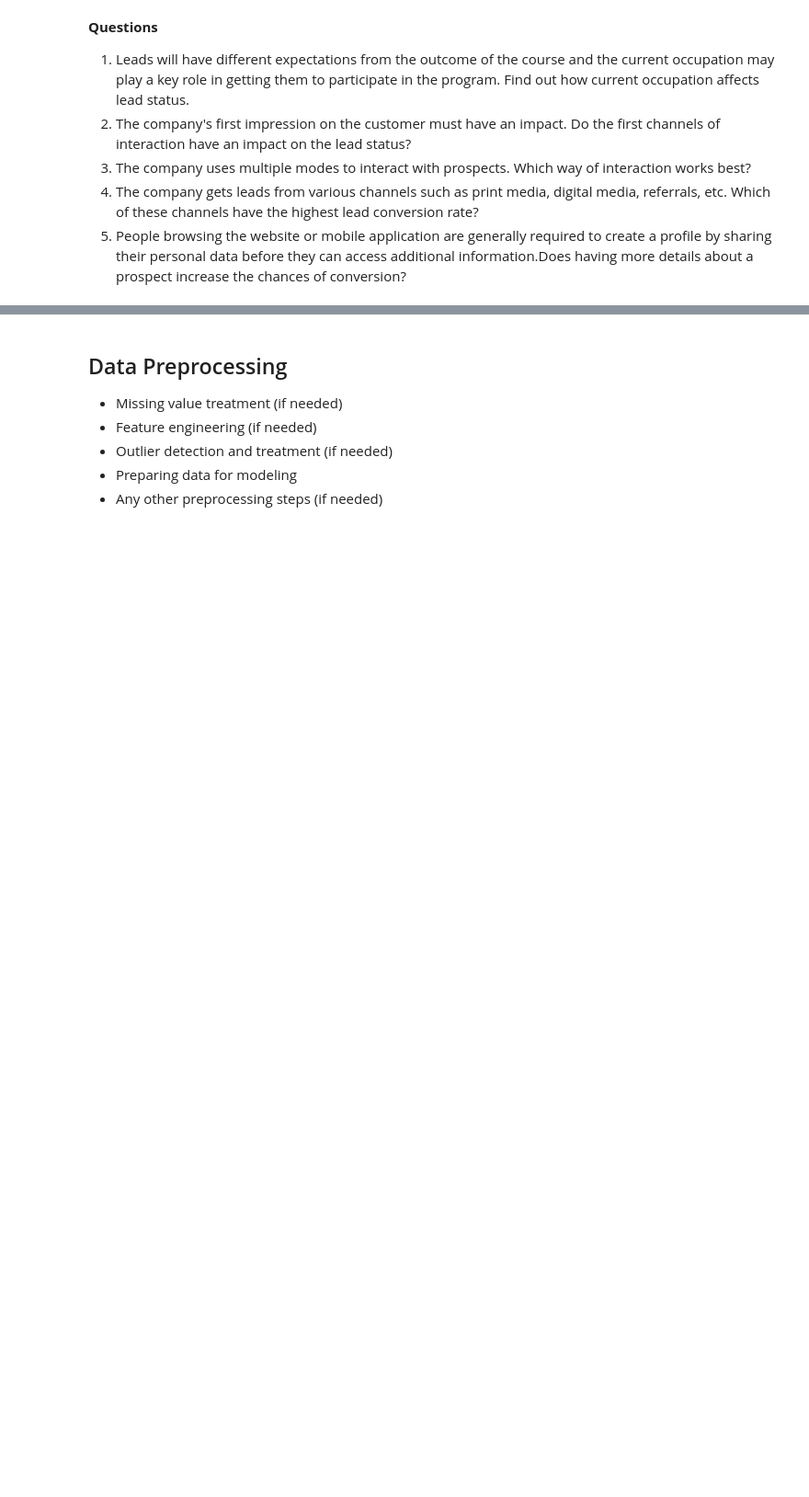
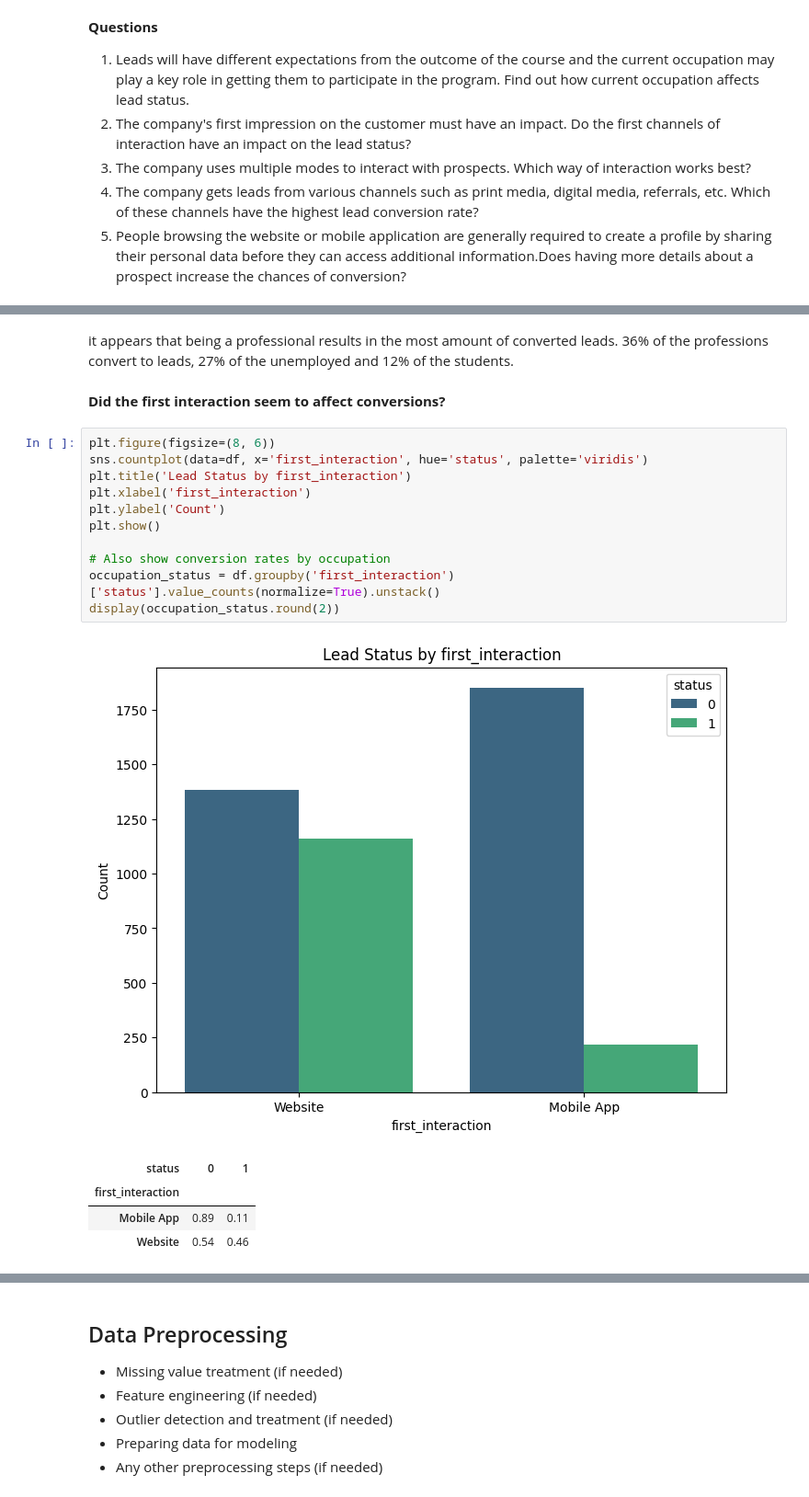
Before and after one commit to mikejoe144/MIT_Course_ElectiveProject, a Jupyter notebook: Learner Notebook - Full Code Version - Potential Customers Prediction.ipynb, the cells around one changed output, grey strips where cells are left out. Shown at 92% size. Cells and saved outputs as stored; diff of their text form; blank space fills up the shorter version.

```diff
--- a/Learner Notebook - Full Code Version - Potential Customers Prediction.ipynb
+++ b/Learner Notebook - Full Code Version - Potential Customers Prediction.ipynb
@@ -194,0 +251,21 @@ display(df.describe(include='all'))
+# %% [markdown]
+it appears that being a professional results in the most amount of converted leads. 36% of the professions convert to leads, 27% of the unemployed and 12% of the students.
+# %% [markdown]
+**Did the first interaction seem to affect conversions?**
+# %%
+plt.figure(figsize=(8, 6))
+sns.countplot(data=df, x='first_interaction', hue='status', palette='viridis')
+plt.title('Lead Status by first_interaction')
+plt.xlabel('first_interaction')
+plt.ylabel('Count')
+plt.show()
+
+# Also show conversion rates by occupation
+occupation_status = df.groupby('first_interaction')['status'].value_counts(normalize=True).unstack()
+display(occupation_status.round(2))
+# %% [output]
+[figure, added]
+| status | 0 | 1 |
+| first_interaction |  |  |
+| Mobile App | 0.89 | 0.11 |
+| Website | 0.54 | 0.46 |
```
Also changed, not shown: parts of 14 cells of this notebook.
